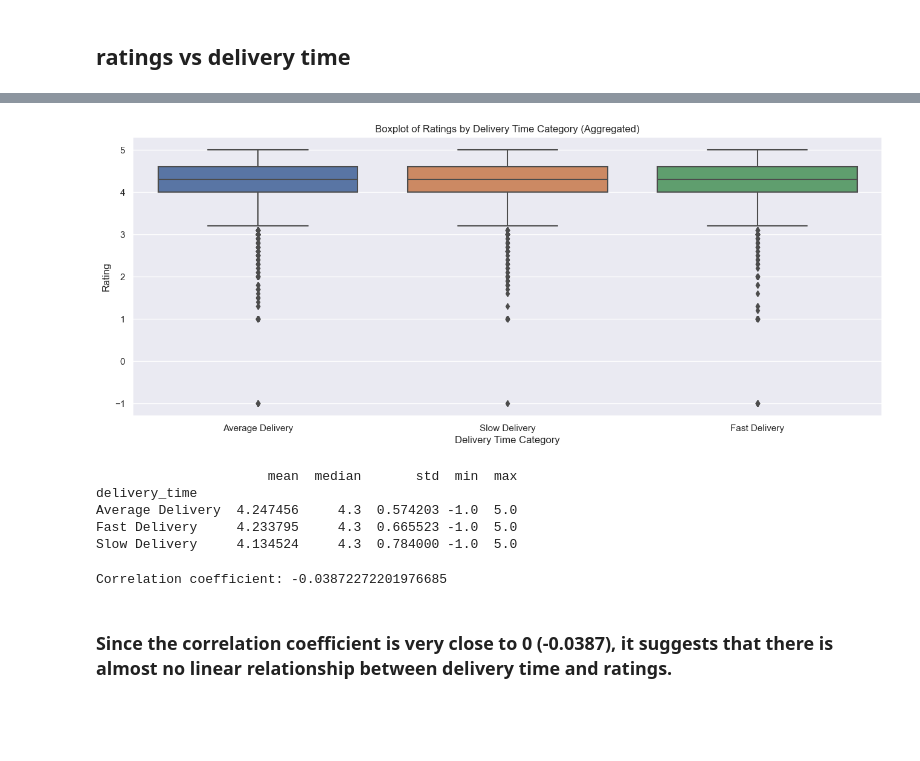
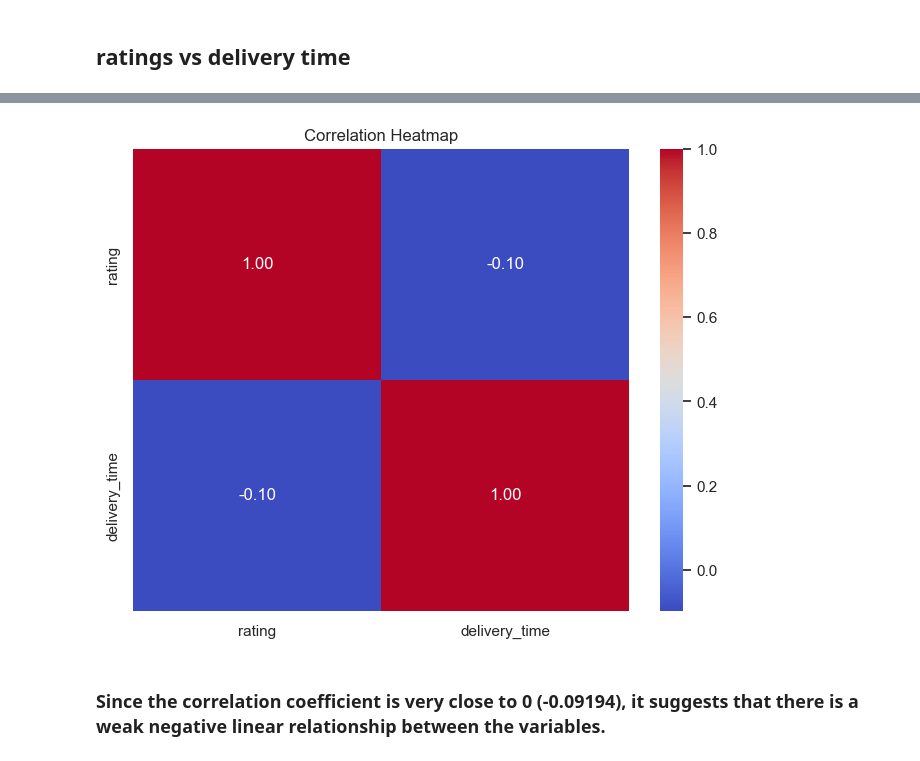
Before and after one commit to KCCHONG1997/ntu-grabsg-datasci-miniproject, a Jupyter notebook: Correlation Analysis.ipynb, the cells around one changed output, grey strips where cells are left out. Cells and saved outputs as stored; diff of their text form; code cells hidden in the pictures; blank space fills up the shorter version.

```diff
--- a/Correlation Analysis.ipynb
+++ b/Correlation Analysis.ipynb
@@ -24,0 +38,6 @@ NameError: name 'pd' is not defined
+# %%
+# Drop rows with any null values
+data.dropna(inplace=True)
+
+# Display the first few rows of the DataFrame after removing null rows
+data.head()
@@ -89,0 +193,12 @@ cleaned_jointDF
+# %%
+# Create DataFrame for 'rating' column
+rating = pd.DataFrame(data['rating'])
+
+# Create DataFrame for 'delivery_cost' column and divide by 100
+delivery_cost = pd.DataFrame(data['delivery_time'])
+
+# Combine the two DataFrames horizontally
+result = pd.concat([rating, delivery_cost], axis=1)
+
+# Display the resulting DataFrame
+result.head()
@@ -112,43 +228,13 @@ plt.show()
 # %%
-import numpy as np
+# Calculate the correlation matrix
+correlation_matrix = result.corr()
 
-# Define the function to categorize delivery times into broader categories
-def categorize_delivery_time(delivery_time):
-    if delivery_time < 30:
-        return "Fast Delivery"
-    elif 30 <= delivery_time < 60:
-        return "Average Delivery"
-    else:
-        return "Slow Delivery"
-
-# Apply the categorization function to create a new column 'delivery_time_category'
-cleaned_jointDF['delivery_time'] = cleaned_jointDF['delivery_time'].apply(categorize_delivery_time)
-
-# Plot the boxplot using the aggregated delivery time categories
-plt.figure(figsize=(16, 6))
-sns.boxplot(x='delivery_time', y='rating', data=data)
-plt.xlabel('Delivery Time Category')
-plt.ylabel('Rating')
-plt.title('Boxplot of Ratings by Delivery Time Category (Aggregated)')
+# Plot the heatmap
+plt.figure(figsize=(8, 6))
+sns.heatmap(correlation_matrix, annot=True, cmap='coolwarm', fmt=".2f")
+plt.title('Correlation Heatmap')
 plt.show()
 # %% [output]
-[figure, old version]
+[figure, new version]
-# %%
-# Group the data by delivery time category and calculate statistics
-delivery_time_stats = cleaned_jointDF.groupby('delivery_time')['rating'].agg(['mean', 'median', 'std', 'min', 'max'])
-
-# Print the statistics
-print(delivery_time_stats)
-# %% [output]
-                      mean  median       std  min  max
-delivery_time
-Average Delivery  4.247456     4.3  0.574203 -1.0  5.0
-Fast Delivery     4.233795     4.3  0.665523 -1.0  5.0
-Slow Delivery     4.134524     4.3  0.784000 -1.0  5.0
-# %%
-correlation = cleaned_jointDF['rating'].corr(cleaned_jointDF['delivery_time'])
-print("Correlation coefficient:", correlation)
-# %% [output]
-Correlation coefficient: -0.03872272201976685
 # %% [markdown]
-### Since the correlation coefficient is very close to 0 (-0.0387), it suggests that there is almost no linear relationship between delivery time and ratings.
+### Since the correlation coefficient is very close to 0 (-0.09194), it suggests that there is a weak negative linear relationship between the variables.
```
Also changed, not shown: parts of 22 cells of this notebook.
